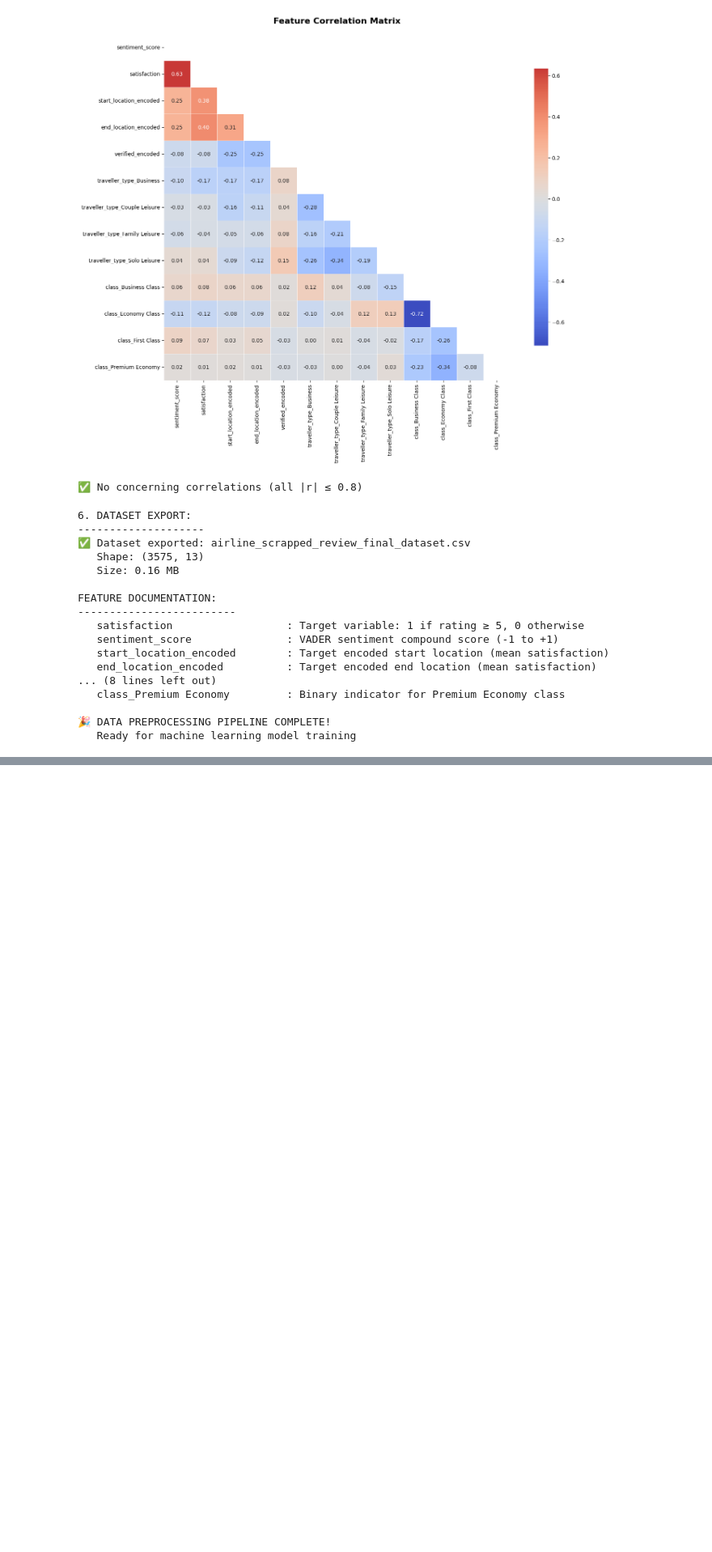
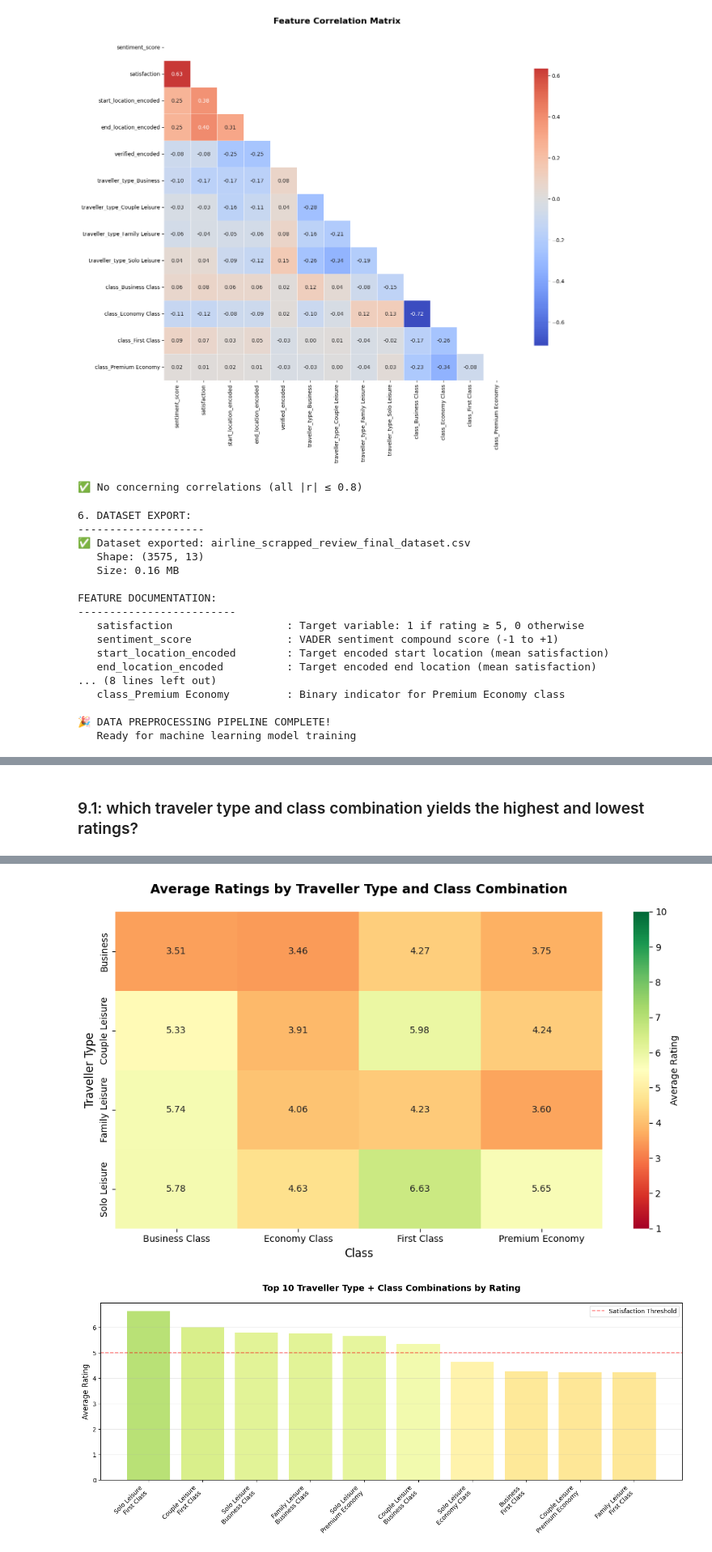
Before and after one commit to samalouty/airline-customer-booking, a Jupyter notebook: airline-scrapped-cleaned.ipynb, the cells around one changed output, grey strips where cells are left out. Shown at 81% size. Drawn from its saved outputs; the diff is of its cells as text; code cells hidden in the pictures; blank space fills up the shorter version.

Commit message:
Kaggle Notebook | AirlineScrappedReview Cleaning | By analyzing review patterns, which traveler type and class combination  yields the highest and lowest ratings?

```diff
--- a/airline-scrapped-cleaned.ipynb
+++ b/airline-scrapped-cleaned.ipynb
@@ -910,0 +921,77 @@ FEATURE DOCUMENTATION:
+# %% [markdown]
+### 9.1: which traveler type and class combination yields the highest and lowest ratings?
+# %%
+df_analysis =df_filled[(df_filled['traveller_type'] != 'Unknown') & (df_filled['class'] != 'Unknown')].copy()
+
+combination_stats = df_analysis.groupby(['traveller_type', 'class']).agg({
+    'rating': ['mean', 'count', 'std']
+}).reset_index()
+
+#just modifing coloumn names
+combination_stats.columns = ['traveller_type', 'class', 'avg_rating', 'review_count', 'rating_std']
+
+combination_stats_sorted = combination_stats.sort_values('avg_rating', ascending=False)
+
+print("\nTOP 5 COMBINATIONS (HIGHEST RATINGS):")
+print("-"*80)
+print(combination_stats_sorted.head(5).to_string(index=False))
+
+print("\n\nBOTTOM 5 COMBINATIONS (LOWEST RATINGS):")
+print("-"*80)
+print(combination_stats_sorted.tail(5).to_string(index=False))
+
+# Identify absolute best and worst
+best_combo = combination_stats_sorted.iloc[0]
+worst_combo = combination_stats_sorted.iloc[-1]
+
+print(f"\n🏆 HIGHEST RATING:")
+print(f"   Combination: {best_combo['traveller_type']} + {best_combo['class']}")
+print(f"   Average Rating: {best_combo['avg_rating']:.2f}/10")
+print(f"   Number of Reviews: {int(best_combo['review_count'])}")
+print(f"   Standard Deviation: {best_combo['rating_std']:.2f}")
+
+print(f"\n❌ LOWEST RATING:")
+print(f"   Combination: {worst_combo['traveller_type']} + {worst_combo['class']}")
+print(f"   Average Rating: {worst_combo['avg_rating']:.2f}/10")
+print(f"   Number of Reviews: {int(worst_combo['review_count'])}")
+print(f"   Standard Deviation: {worst_combo['rating_std']:.2f}")
+
+# Create pivot table for heatmap
+pivot_data = combination_stats.pivot(index='traveller_type',
+                                      columns='class',
+                                      values='avg_rating')
+
+# Create heatmap
+plt.figure(figsize=(10, 6))
+sns.heatmap(pivot_data, annot=True, fmt='.2f', cmap='RdYlGn',
+            vmin=1, vmax=10, cbar_kws={'label': 'Average Rating'})
+plt.title('Average Ratings by Traveller Type and Class Combination',
+          fontsize=14, fontweight='bold', pad=20)
+plt.xlabel('Class', fontsize=12)
+plt.ylabel('Traveller Type', fontsize=12)
+plt.tight_layout()
+plt.show()
+
+# Create grouped bar chart for better comparison
+fig, ax = plt.subplots(figsize=(14, 6))
+combination_stats_sorted_top10 = combination_stats_sorted.head(10)
+
+x = range(len(combination_stats_sorted_top10))
+bars = ax.bar(x, combination_stats_sorted_top10['avg_rating'],
+              color=plt.cm.RdYlGn(combination_stats_sorted_top10['avg_rating']/10))
+
+# Add labels
+ax.set_xticks(x)
+ax.set_xticklabels([f"{row['traveller_type']}\n{row['class']}"
+                     for _, row in combination_stats_sorted_top10.iterrows()],
+                    rotation=45, ha='right')
+ax.set_ylabel('Average Rating', fontsize=12)
+ax.set_title('Top 10 Traveller Type + Class Combinations by Rating',
+             fontsize=14, fontweight='bold', pad=20)
+ax.axhline(y=5, color='red', linestyle='--', alpha=0.5, label='Satisfaction Threshold')
+ax.legend()
+ax.grid(axis='y', alpha=0.3)
+
+plt.tight_layout()
+plt.show()
+# %% [output]
@@ -910,0 +1015,2 @@ FEATURE DOCUMENTATION:
+[figure, added]
+[figure, added]
```
Also changed, not shown: parts of 4 cells of this notebook.
